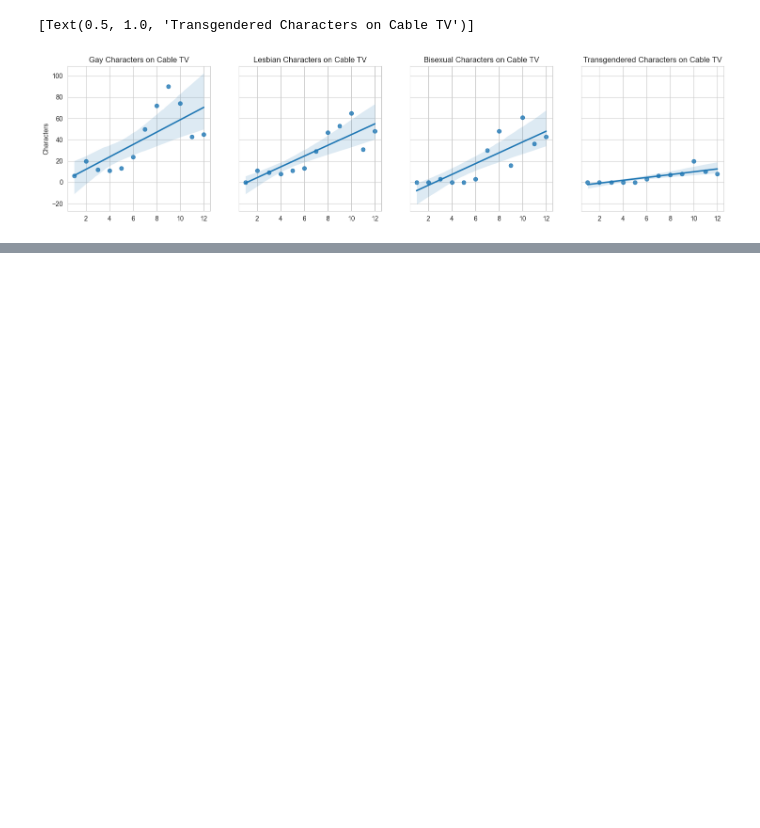
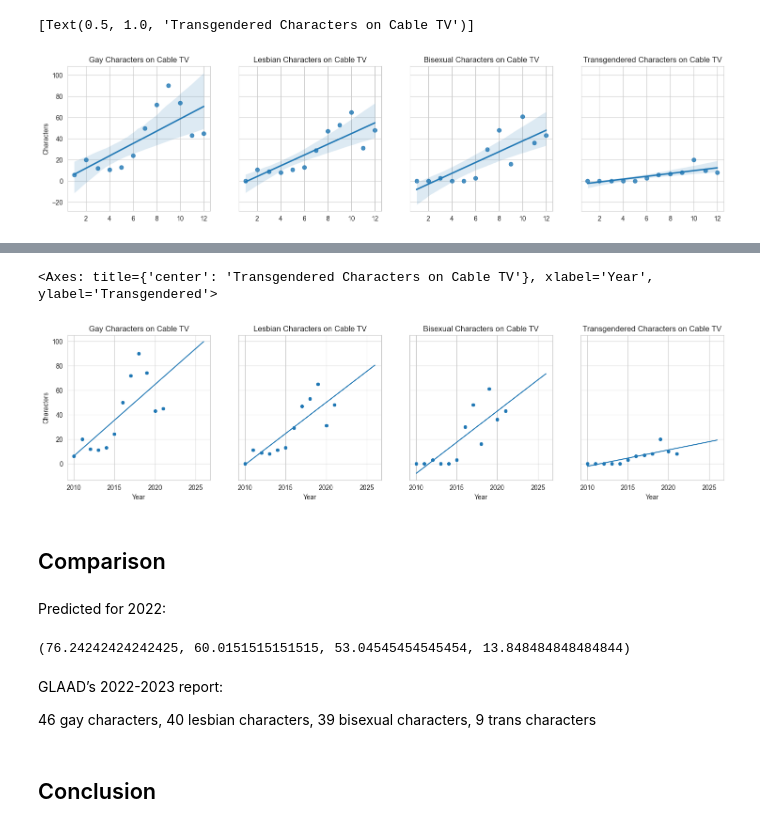
Before and after one commit to aiko-isnt-ded/lgbtqia-rep, a Jupyter notebook: notebooks/glaad_model.ipynb, the cells around one changed output, grey strips where cells are left out. Drawn from its saved outputs; the diff is of its cells as text; code cells hidden in the pictures; blank space fills up the shorter version.

Commit message:
GLAAD prediction models findings

```diff
--- a/notebooks/glaad_model.ipynb
+++ b/notebooks/glaad_model.ipynb
@@ -103,0 +78,12 @@ opt_cable1
+# %%
+model_gay = LinearRegression()
+model_gay.fit(x,y_gay)
+
+model_les = LinearRegression()
+model_les.fit(x,y_les)
+
+model_bi = LinearRegression()
+model_bi.fit(x,y_bi)
+
+model_trans = LinearRegression()
+model_trans.fit(x,y_trans)
@@ -117,0 +134,48 @@ NameError: name 'model1' is not defined
+# %%
+# Establishing the future years
+x_future = [2022, 2023, 2024, 2025, 2026]
+x_future_encoded = [13, 14, 15, 16, 17]
+x_future_encoded = np.array(x_future_encoded).reshape(-1,1)
+x_future_encoded = np.concatenate((x, x_future_encoded))
+
+# Predicting the future years
+f_gay_pred = model_gay.predict(x_future_encoded).reshape(-1,1).flatten()
+f_les_pred = model_les.predict(x_future_encoded).reshape(-1,1).flatten()
+f_bi_pred = model_bi.predict(x_future_encoded).reshape(-1,1).flatten()
+f_trans_pred = model_trans.predict(x_future_encoded).reshape(-1,1).flatten()
+
+# Flattening the non-encoded year array so it can be plotted
+x_future = np.array(x_future).reshape(-1,1)
+x_future = np.concatenate((np.array(cable['Year']).reshape(-1,1), x_future)).flatten()
+# %%
+sns.set_style("whitegrid")
+fig, axes = plt.subplots(ncols=4,nrows=1, figsize=(18,4), sharey=True)
+
+sns.scatterplot(x=cable["Year"], y=cable["Gay"], ax=axes[0]).set(title='Gay Characters on Cable TV', ylabel='Characters')
+sns.lineplot(x=x_future, y=f_gay_pred, ax=axes[0])
+
+sns.lineplot(x=x_future, y=f_les_pred, ax=axes[1]).set(title='Lesbian Characters on Cable TV')
+sns.scatterplot(x=cable["Year"], y=cable["Lesbian "], ax=axes[1])
+
+sns.lineplot(x=x_future, y=f_bi_pred, ax=axes[2]).set(title='Bisexual Characters on Cable TV')
+sns.scatterplot(x=cable["Year"], y=cable["Bisexual"], ax=axes[2])
+
+sns.lineplot(x=x_future, y=f_trans_pred, ax=axes[3]).set(title='Transgendered Characters on Cable TV')
+sns.scatterplot(x=cable["Year"], y=cable["Transgendered"], ax=axes[3])
+# %% [output]
+<Axes: title={'center': 'Transgendered Characters on Cable TV'}, xlabel='Year', ylabel='Transgendered'>
+[figure, added]
+# %% [markdown]
+## Comparison
+# %% [markdown]
+Predicted for 2022:
+# %%
+f_gay_pred[12], f_les_pred[12], f_bi_pred[12], f_trans_pred[12]
+# %% [output]
+(76.24242424242425, 60.0151515151515, 53.04545454545454, 13.848484848484844)
+# %% [markdown]
+GLAAD’s 2022-2023 report:
+
+ 46 gay characters, 40 lesbian characters, 39 bisexual characters, 9 trans characters
+# %% [markdown]
+## Conclusion
```
Also changed, not shown: parts of 44 cells of this notebook, 1 other file.
